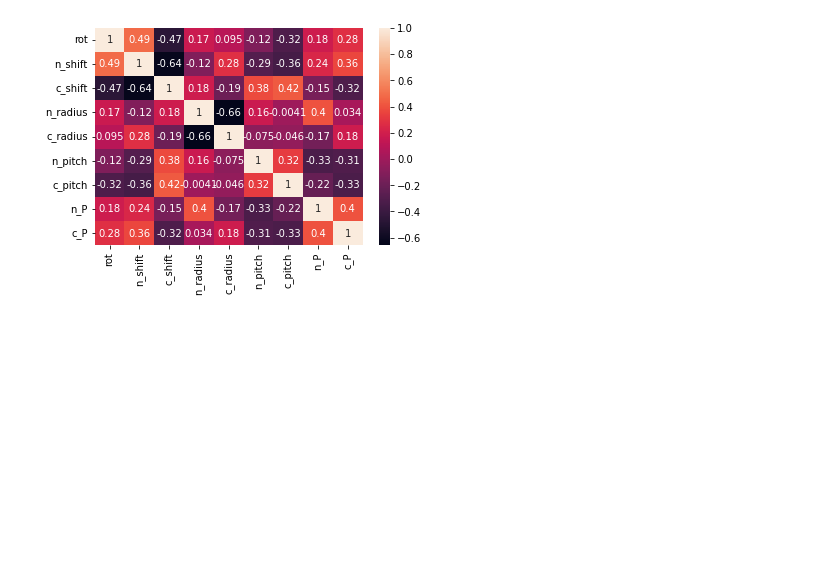
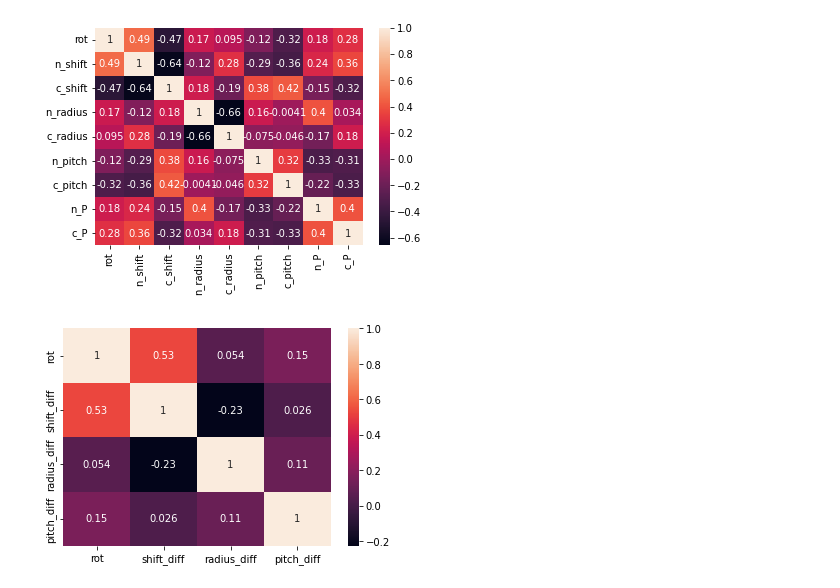
Before and after one commit to labstructbioinf/HAMPpred, a Jupyter notebook: notebooks/steps/3d_params_correlation.ipynb, the cells around one changed output. Cells and saved outputs as stored; diff of their text form; code cells hidden in the pictures; blank space fills up the shorter version.

```diff
--- a/notebooks/steps/3d_params_correlation.ipynb
+++ b/notebooks/steps/3d_params_correlation.ipynb
@@ -45 +45,3 @@ corr_frame_per_helix = expanded.corr()
+# %%
+corr_frame_helix_diff = expanded_helix_diff.corr()
 # %%
@@ -47,3 +49,8 @@ sns.heatmap(corr_frame, annot=True)
 plt.show()
 # %% [output]
 [figure]
+# %%
+sns.heatmap(corr_frame_helix_diff, annot=True)
+plt.show()
+# %% [output]
+[figure, added]
```
Also changed, not shown: parts of 6 cells of this notebook.
